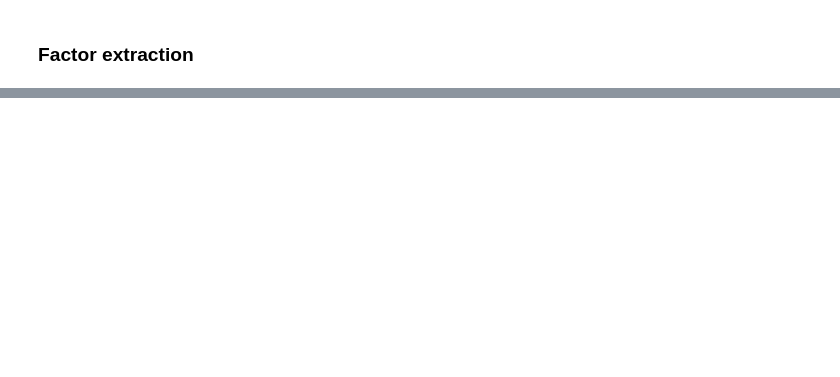
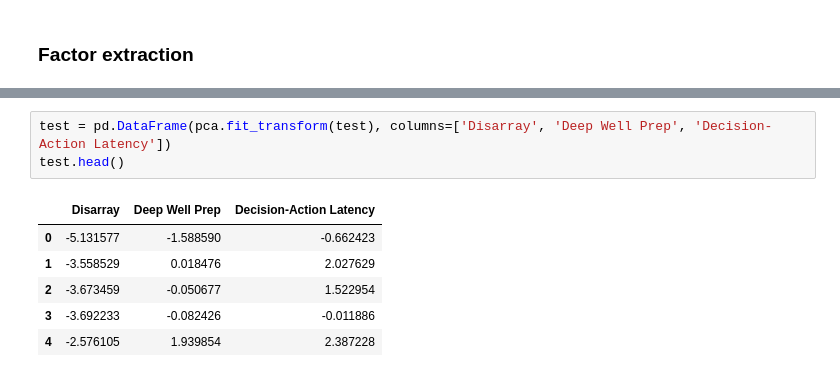
Before and after one commit to ozvar/tetris_osf_exploration, a Jupyter notebook: exploratory_analysis.ipynb, the cells around one changed output, grey strips where cells are left out. Cells and saved outputs as stored; diff of their text form; blank space fills up the shorter version.

```diff
--- a/exploratory_analysis.ipynb
+++ b/exploratory_analysis.ipynb
@@ -245,0 +250,10 @@ loadings, pca = princomp(fa_eps,
+# %%
+test = pd.DataFrame(pca.fit_transform(test), columns=['Disarray', 'Deep Well Prep', 'Decision-Action Latency'])
+test.head()
+# %% [output]
+|  | Disarray | Deep Well Prep | Decision-Action Latency |
+| 0 | -5.131577 | -1.588590 | -0.662423 |
+| 1 | -3.558529 | 0.018476 | 2.027629 |
+| 2 | -3.673459 | -0.050677 | 1.522954 |
+| 3 | -3.692233 | -0.082426 | -0.011886 |
+| 4 | -2.576105 | 1.939854 | 2.387228 |
```
Also changed, not shown: parts of 16 cells of this notebook.
